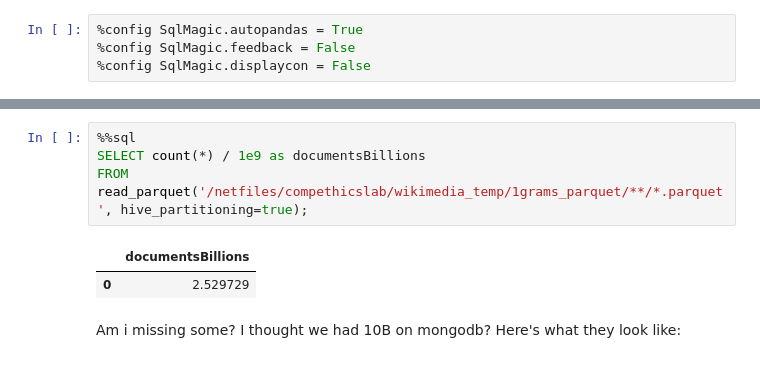
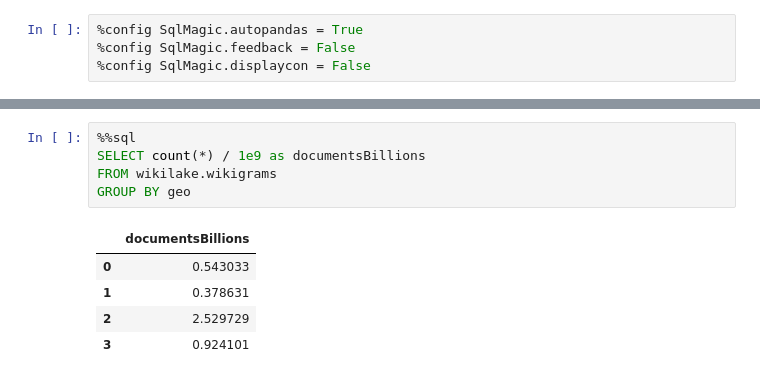
Before and after one commit to Vermont-Complex-Systems/wikigrams, a Jupyter notebook: getting-started.ipynb, the cells around one changed output, grey strips where cells are left out. Saved outputs shown, nothing was run; the diff lists cells and outputs as text.

```diff
--- a/getting-started.ipynb
+++ b/getting-started.ipynb
@@ -48,10 +28,12 @@ Did not find user configurations in /users/j/s/jstonge1/wikigrams/pyproject.toml
 # %%
 %%sql
 SELECT count(*) / 1e9 as documentsBillions
-FROM read_parquet('/netfiles/compethicslab/wikimedia_temp/1grams_parquet/**/*.parquet', hive_partitioning=true);
+FROM wikilake.wikigrams
+GROUP BY geo
 # %% [output]
 |  | documentsBillions |
-| 0 | 2.529729 |
+| 0 | 0.543033 |
+| 1 | 0.378631 |
+| 2 | 2.529729 |
+| 3 | 0.924101 |
-# %% [markdown]
-Am i missing some? I thought we had 10B on mongodb? Here's what they look like:
 # %%
```
Also changed, not shown: parts of 12 cells of this notebook, 1 other file.
